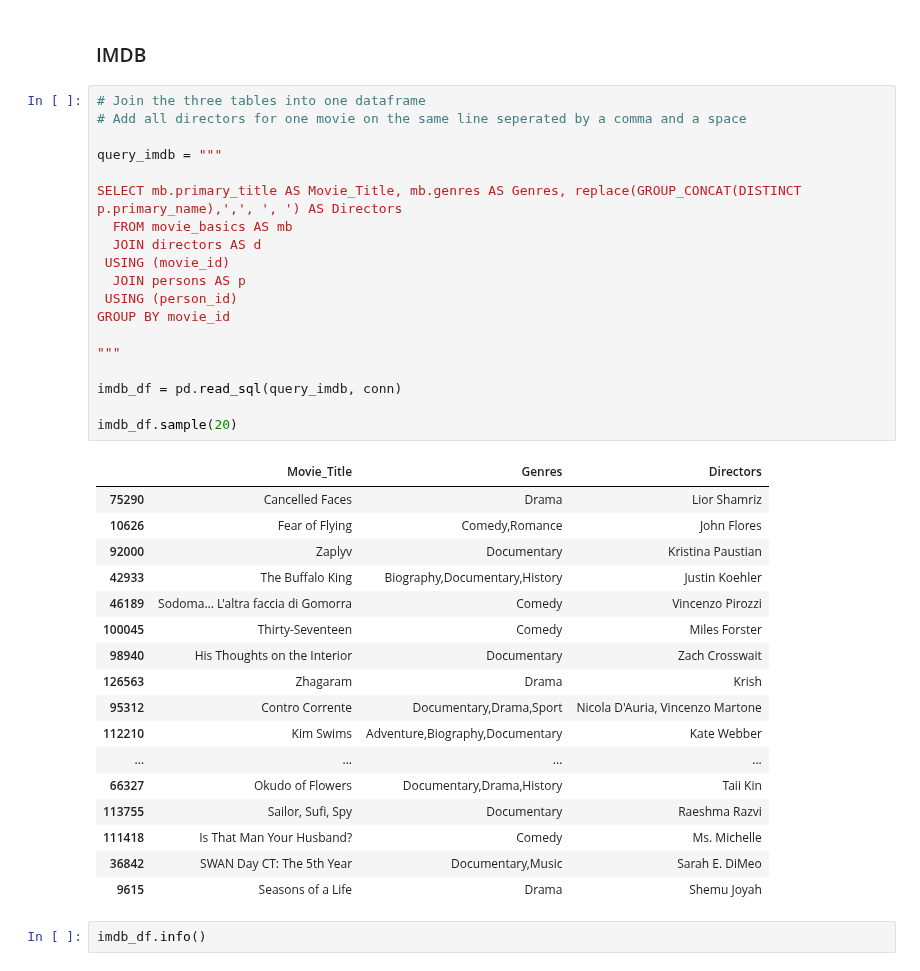
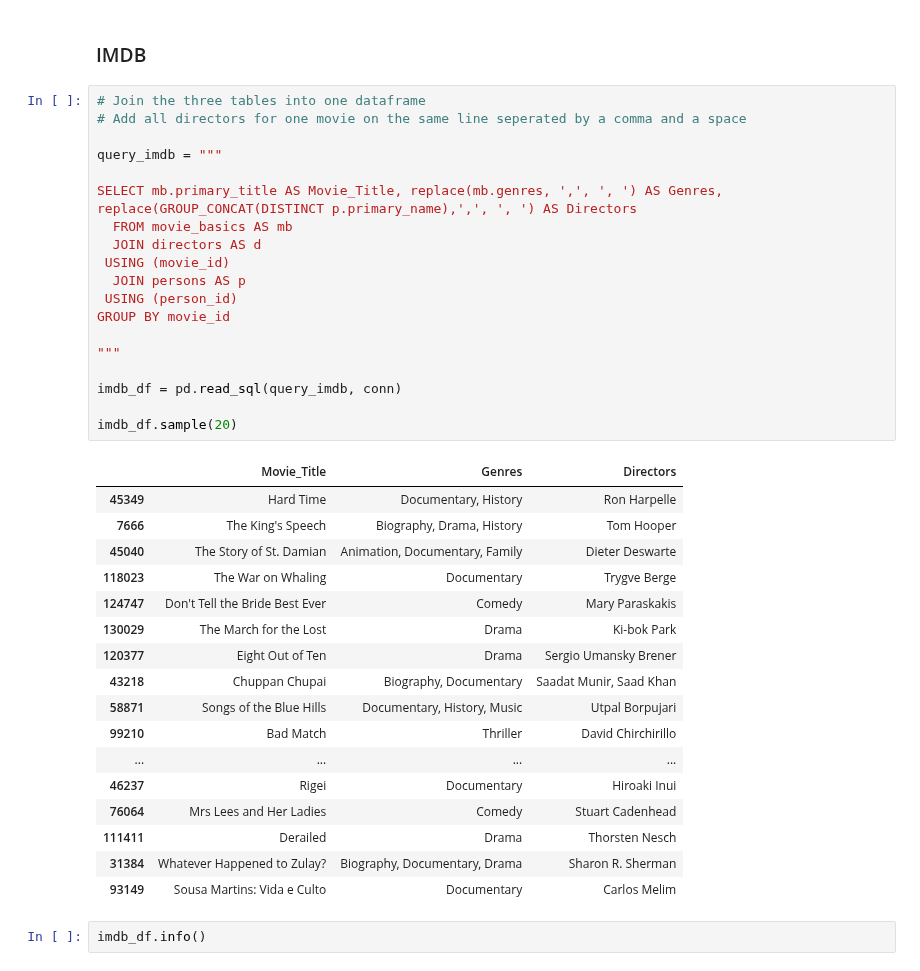
Before and after one commit to scarlettvalentin/movie_studio_project, a Jupyter notebook: notebook.ipynb, the cells around one changed output. Cells and saved outputs as stored; diff of their text form.

```diff
--- a/notebook.ipynb
+++ b/notebook.ipynb
@@ -403,40 +403,40 @@ budget_df
 # %%
 # Join the three tables into one dataframe
 # Add all directors for one movie on the same line seperated by a comma and a space
 
 query_imdb = """
 
-SELECT mb.primary_title AS Movie_Title, mb.genres AS Genres, replace(GROUP_CONCAT(DISTINCT p.primary_name),',', ', ') AS Directors
+SELECT mb.primary_title AS Movie_Title, replace(mb.genres, ',', ', ') AS Genres, replace(GROUP_CONCAT(DISTINCT p.primary_name),',', ', ') AS Directors
   FROM movie_basics AS mb
   JOIN directors AS d
  USING (movie_id)
   JOIN persons AS p
  USING (person_id)
 GROUP BY movie_id
 
 """
 
 imdb_df = pd.read_sql(query_imdb, conn)
 
 imdb_df.sample(20)
 # %% [output]
 |  | Movie_Title | Genres | Directors |
-| 75290 | Cancelled Faces | Drama | Lior Shamriz |
-| 10626 | Fear of Flying | Comedy,Romance | John Flores |
-| 92000 | Zaplyv | Documentary | Kristina Paustian |
-| 42933 | The Buffalo King | Biography,Documentary,History | Justin Koehler |
-| 46189 | Sodoma... L'altra faccia di Gomorra | Comedy | Vincenzo Pirozzi |
-| 100045 | Thirty-Seventeen | Comedy | Miles Forster |
-| 98940 | His Thoughts on the Interior | Documentary | Zach Crosswait |
-| 126563 | Zhagaram | Drama | Krish |
-| 95312 | Contro Corrente | Documentary,Drama,Sport | Nicola D'Auria, Vincenzo Martone |
-| 112210 | Kim Swims | Adventure,Biography,Documentary | Kate Webber |
+| 45349 | Hard Time | Documentary, History | Ron Harpelle |
+| 7666 | The King's Speech | Biography, Drama, History | Tom Hooper |
+| 45040 | The Story of St. Damian | Animation, Documentary, Family | Dieter Deswarte |
+| 118023 | The War on Whaling | Documentary | Trygve Berge |
+| 124747 | Don't Tell the Bride Best Ever | Comedy | Mary Paraskakis |
+| 130029 | The March for the Lost | Drama | Ki-bok Park |
+| 120377 | Eight Out of Ten | Drama | Sergio Umansky Brener |
+| 43218 | Chuppan Chupai | Biography, Documentary | Saadat Munir, Saad Khan |
+| 58871 | Songs of the Blue Hills | Documentary, History, Music | Utpal Borpujari |
+| 99210 | Bad Match | Thriller | David Chirchirillo |
 | ... | ... | ... | ... |
-| 66327 | Okudo of Flowers | Documentary,Drama,History | Taii Kin |
-| 113755 | Sailor, Sufi, Spy | Documentary | Raeshma Razvi |
-| 111418 | Is That Man Your Husband? | Comedy | Ms. Michelle |
-| 36842 | SWAN Day CT: The 5th Year | Documentary,Music | Sarah E. DiMeo |
-| 9615 | Seasons of a Life | Drama | Shemu Joyah |
+| 46237 | Rigei | Documentary | Hiroaki Inui |
+| 76064 | Mrs Lees and Her Ladies | Comedy | Stuart Cadenhead |
+| 111411 | Derailed | Drama | Thorsten Nesch |
+| 31384 | Whatever Happened to Zulay? | Biography, Documentary, Drama | Sharon R. Sherman |
+| 93149 | Sousa Martins: Vida e Culto | Documentary | Carlos Melim |
 # %%
 imdb_df.info()
 # %% [output]
```
Also changed, not shown: parts of 14 cells of this notebook.
